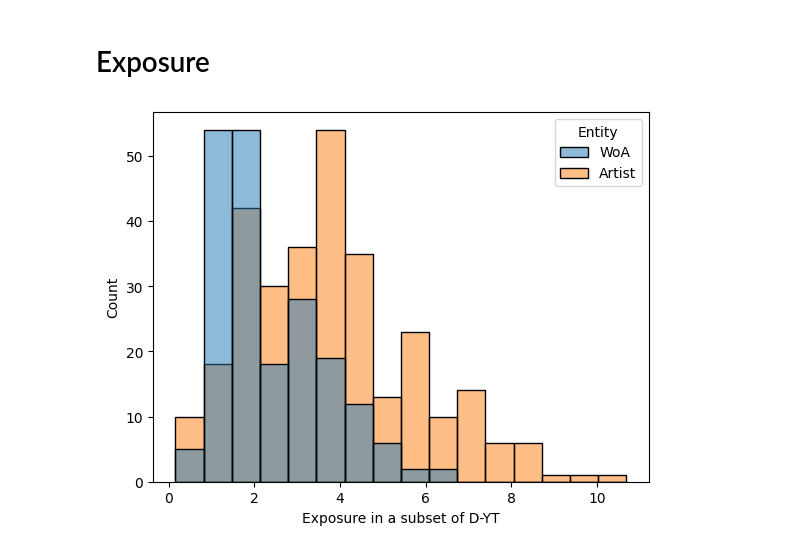
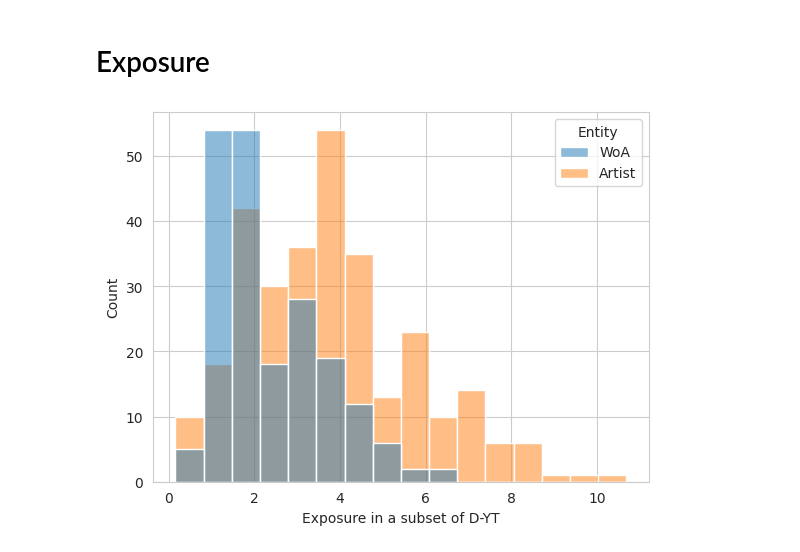
Before and after one commit to progsi/YTUnCoverLLM, a Jupyter notebook: notebooks/results_exposure.ipynb, the cells around one changed output. Cells and saved outputs as stored; diff of their text form; code cells hidden in the pictures.

```diff
--- a/notebooks/results_exposure.ipynb
+++ b/notebooks/results_exposure.ipynb
@@ -1,12 +1,15 @@
 # %%
 import pandas as pd
+import sys
+sys.path.append("..")
+from src.Utils import read_jsonlines
+from src.Eval import get_iobs_from_data
+import os
 
-data = pd.read_parquet("../data/dataset/reddit+shsyt/data.parquet").drop_duplicates(subset="id")
+data = pd.read_parquet("../data/dataset/reddit+shsyt/data.parquet")#.drop_duplicates(subset="id")
 data["yt_id"] = data.id.apply(lambda x: x.split("_", 1)[1])
+
 
 data["has_WoA"] = data.IOB.apply(lambda x: "B-WoA" in x)
 data["has_Artist"] = data.IOB.apply(lambda x: "B-Artist" in x)
-
-data_shs = pd.read_json("../data/raw/shs100k_metadata.jsonl", lines=True, orient="records")
-data_shs = data_shs[['work_id', 'perf_id','perf_title', 'perf_artist']]
-data_shs.columns = pd.MultiIndex.from_product([[''], data_shs.columns])
+data["index"] = data.groupby("subset").cumcount()
@@ -147,7 +259,7 @@ data["title"] = data.apply(lambda x: _map["title"].get((x.set_id, x.yt_id)), axi
 data["performer"] = data.apply(lambda x: _map["performer"].get((x.set_id, x.yt_id)), axis=1)
 
 
-data_exposure = pd.concat(
+_ = pd.concat(
     [pd.merge(
         data,
         _.loc[_.Entity == "WoA"],
@@ -160,15 +272,16 @@ data_exposure = pd.concat(
          left_on=["set_id", "performer"],
          right_on=["set_id", "name"],
          how="left")]
-).drop("yt_id_y", axis=1).rename(columns={"yt_id_x": "yt_id"}).drop_duplicates(subset=["id", "Entity"])
-data_exposure
+).drop("yt_id_y", axis=1).rename(
+    columns={"yt_id_x": "yt_id"}).drop_duplicates(subset=["id", "Entity"])
 # %%
 import seaborn as sns
 import matplotlib.pyplot as plt
 
-sns.histplot(data_exposure.dropna(subset="exposure_max"), x="exposure_max", hue="Entity")
+sns.set_style("whitegrid")
+sns.histplot(_.dropna(subset="exposure_max"), x="exposure_max", hue="Entity")
 plt.xlabel("Exposure in a subset of D-YT")
 plt.savefig("../figures/hist_exposure_dataset.pdf")
 plt.show()
 # %% [output]
-[figure, old version]
+[figure, new version]
```
Also changed, not shown: parts of 20 cells of this notebook, 3 other files.
